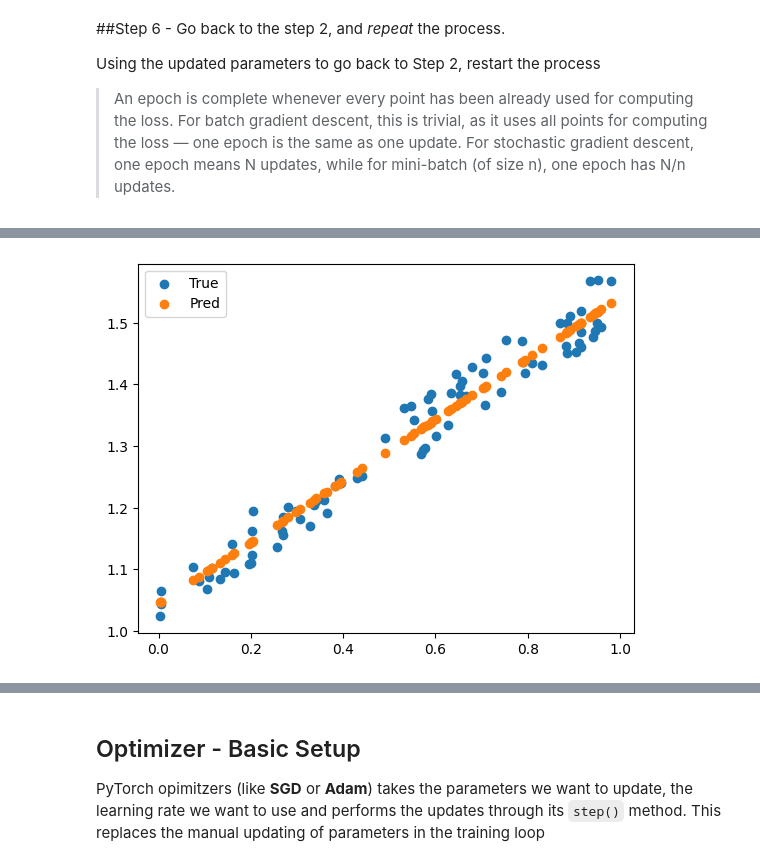
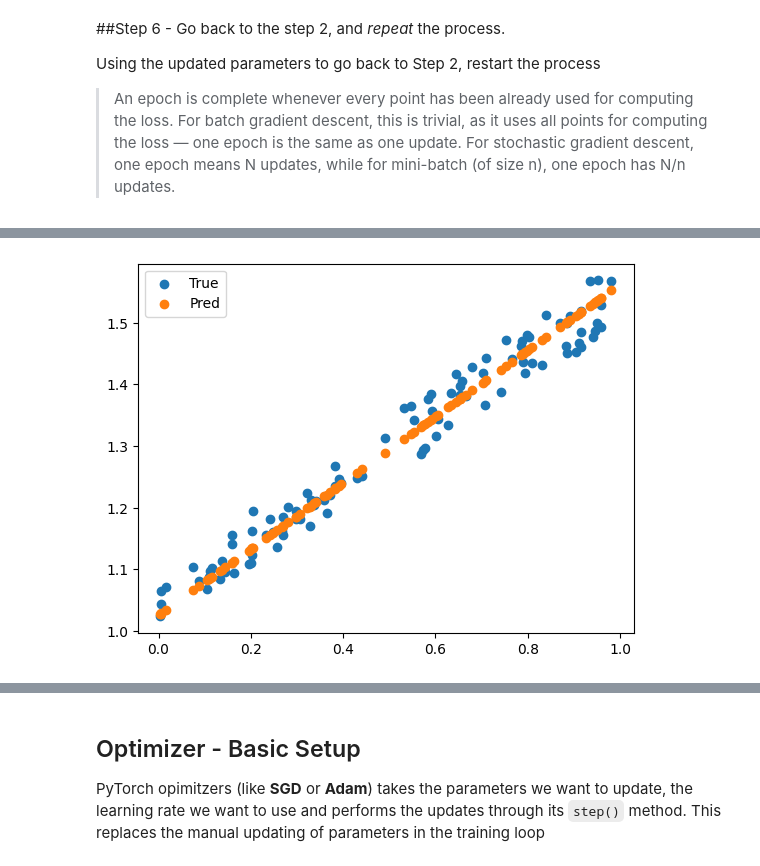
Before and after one commit to ronald-hk-chung/ssnotebook, a Jupyter notebook: basics_of_neural_network/understanding_stochastic_gradient_descent.ipynb, the cells around one changed output, grey strips where cells are left out. Drawn from its saved outputs; the diff is of its cells as text; code cells hidden in the pictures.

```diff
--- a/basics_of_neural_network/understanding_stochastic_gradient_descent.ipynb
+++ b/basics_of_neural_network/understanding_stochastic_gradient_descent.ipynb
@@ -85,11 +79,11 @@ tensor([-0.6430,  0.7113], requires_grad=True)
 ## Step 2 - Make predictions using the model with initialised weights
 # %%
 # Make predictions using the model with initialised random weights
-y_preds = model(X_train, params)
+y_preds = model(X, params)
 
 # Plot out the prediction vs. true label
 fig, ax = plt.subplots()
-ax.scatter(X_train, y_train, label='True')
-ax.scatter(X_train, y_preds.detach().cpu(), label='Pred')
+ax.scatter(X, y, label='True')
+ax.scatter(X, y_preds.detach().cpu(), label='Pred')
 ax.legend();
 # %% [output]
@@ -110,6 +104,6 @@ def mse(preds, targets):
   return ((preds - targets)**2).mean()
 # %%
 # Calculate Loss
-loss = mse(y_preds, y_train)
-print(f'Loss: {loss.item()}')
+loss = mse(y_preds, y)
+print(f'Initial Loss: {loss.item():.3f}')
 # %% [output]
@@ -158,14 +153,14 @@ params.grad = None
 # %%
 # Make new prediction
 y_preds_orig = y_preds.clone()
-y_preds = model(X_train, params)
-print(f'Old loss: {mse(y_preds_orig, y_train)}')
-print(f'New loss: {mse(y_preds, y_train)}')
+y_preds = model(X, params)
+print(f'Old loss: {mse(y_preds_orig, y)}')
+print(f'New loss: {mse(y_preds, y)}')
 
 # Plot the result
 fig, ax = plt.subplots()
-ax.scatter(X_train, y_train, label='True')
-ax.scatter(X_train, y_preds_orig.detach().cpu(), label='1st Pred')
-ax.scatter(X_train, y_preds.detach().cpu(), label='2nd Pred')
+ax.scatter(X, y, label='True')
+ax.scatter(X, y_preds_orig.detach().cpu(), label='1st Pred')
+ax.scatter(X, y_preds.detach().cpu(), label='2nd Pred')
 ax.legend();
 # %% [output]
@@ -179,21 +174,29 @@ Using the updated parameters to go back to Step 2, restart the process
 
 > An epoch is complete whenever every point has been already used for computing the loss. For batch gradient descent, this is trivial, as it uses all points for computing the loss — one epoch is the same as one update. For stochastic gradient descent, one epoch means N updates, while for mini-batch (of size n), one epoch has N/n updates.
 # %%
-lr = 0.1
-n_epochs = 20
+import pandas as pd
+
+lr = 0.01
+n_epochs = 500
 
 # Step 1 - Initialize the weights
 params = torch.randn(2, requires_grad=True, dtype=torch.float)
 
+result=[]
 for epoch in range(n_epochs):
     # Step 2 - Make predictions using the model
-    y_preds = model(X_train, params)
+    y_preds = model(X, params)
     # Step 3 - Compute the Loss
-    loss = mse(y_preds, y_train)
+    loss = mse(y_preds, y)
     # Step 4 - Compute the Gradients
     loss.backward()
     # Step 5 - `step()` to Update the parameters and zero grad as loss is cumulative
     params.data -= lr * params.grad
     params.grad = None
-    print(f'MSE Loss: {loss.item()} | Params: {params.data})')
+    result.append({'epoch': epoch,
+                   'loss': loss.item(),
+                   'w': params.data[0].item(),
+                   'b': params.data[1].item()})
+
+pd.DataFrame(result)
 # %% [output]
@@ -220,8 +216,8 @@ MSE Loss: 0.0008390037110075355 | Params: tensor([0.5141, 1.0324]))
 # %%
 # Plot the result
 fig, ax = plt.subplots()
-ax.scatter(X_train, y_train, label='True')
-ax.scatter(X_train, y_preds.detach().cpu(), label='Pred')
+ax.scatter(X, y, label='True')
+ax.scatter(X, y_preds.detach().cpu(), label='Pred')
 ax.legend();
 # %% [output]
-[figure, old version]
+[figure, new version]
```
Also changed, not shown: parts of 12 cells of this notebook.
